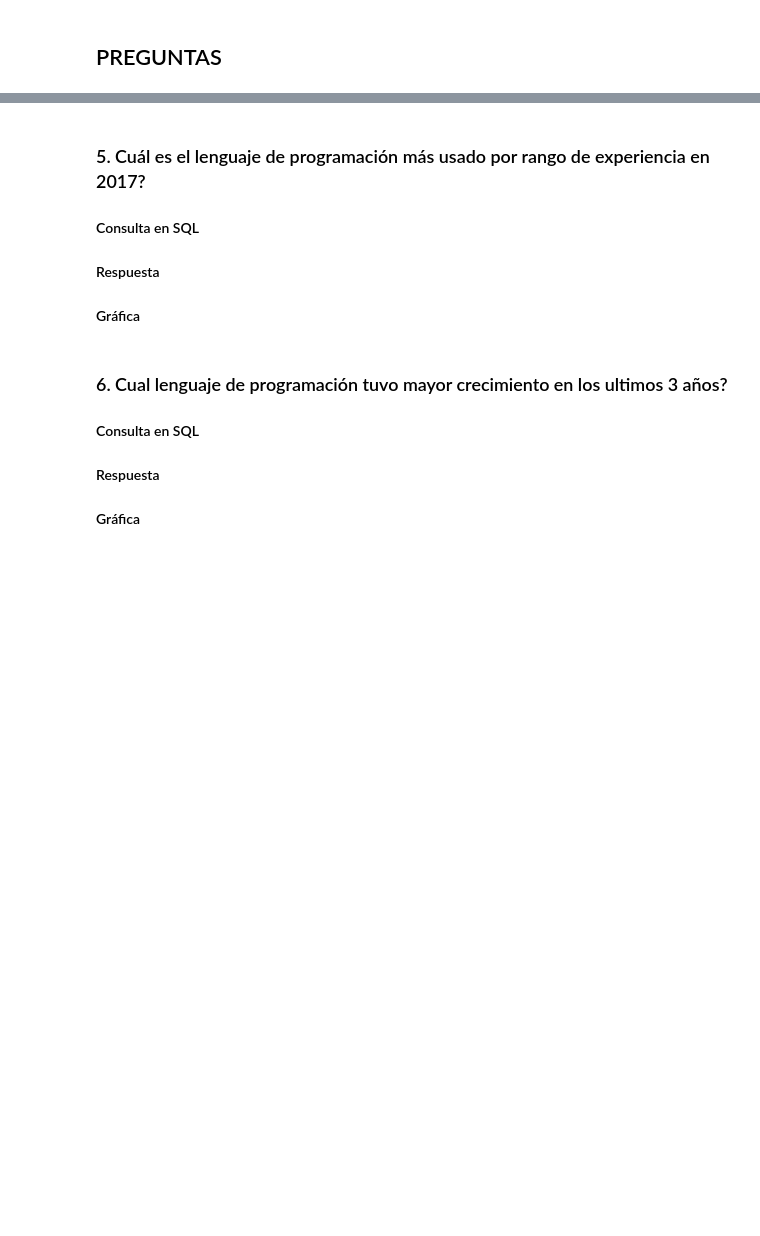
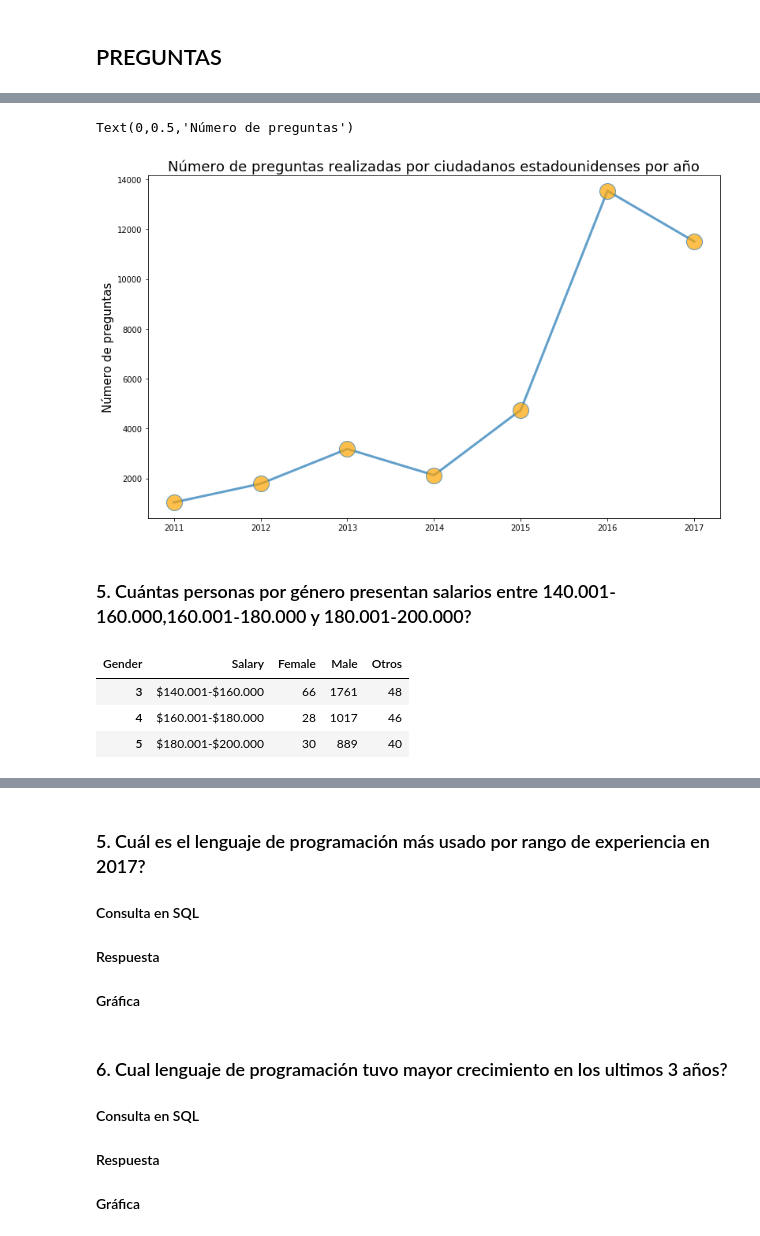
Before and after one commit to efvillar/Trabajo_Final_Bases_Datos, a Jupyter notebook: Trabajo Final Pregunta 2.ipynb, the cells around one changed output, grey strips where cells are left out. Cells and saved outputs as stored; diff of their text form; code cells hidden in the pictures; blank space fills up the shorter version.

```diff
--- a/Trabajo Final Pregunta 2.ipynb
+++ b/Trabajo Final Pregunta 2.ipynb
@@ -60,0 +69,4 @@ A partir de la depuración de datos del punto 1, se cargaron las tablas a BigQue
+# %%
+datos= data.loc[:, ['Year', 'Country']]
+Paises2013 = datos[datos["Country"] == 'United States of America'].groupby(['Year']).count()
+Paises2013
@@ -60,0 +83,18 @@ A partir de la depuración de datos del punto 1, se cargaron las tablas a BigQue
+# %%
+plt.figure(figsize=(13,8))
+plt.plot(Paises2013, '-o', ms=20, lw=1, alpha=0.7, mfc='orange',linewidth=3)
+plt.title("Número de preguntas realizadas por ciudadanos estadounidenses por año", fontsize=18)  # Establece el título del gráfico
+plt.ylabel("Número de preguntas", fontsize=15)   # Establece el título del eje y
+# %% [output]
+Text(0,0.5,'Número de preguntas')
+[figure, added]
+# %% [markdown]
+### 5. Cuántas personas por género presentan salarios entre 140.001-160.000,160.001-180.000 y 180.001-200.000?
+# %%
+Salario =pd.crosstab(data.Salary, data.Gender).reset_index().loc[[3,4,5]]
+Salario
+# %% [output]
+| Gender | Salary | Female | Male | Otros |
+| 3 | $140.001-$160.000 | 66 | 1761 | 48 |
+| 4 | $160.001-$180.000 | 28 | 1017 | 46 |
+| 5 | $180.001-$200.000 | 30 | 889 | 40 |
```
Also changed, not shown: parts of 16 cells of this notebook, 1 other file.
